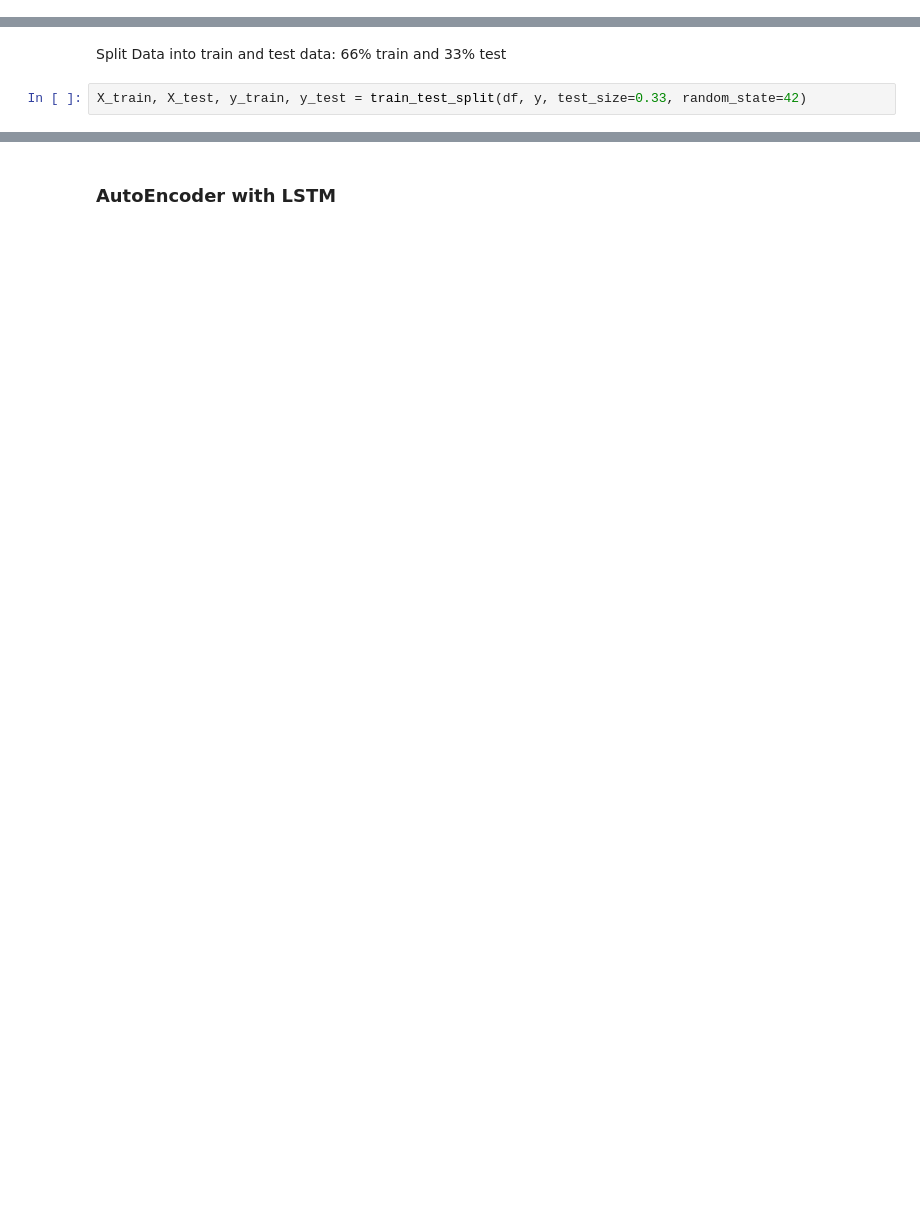
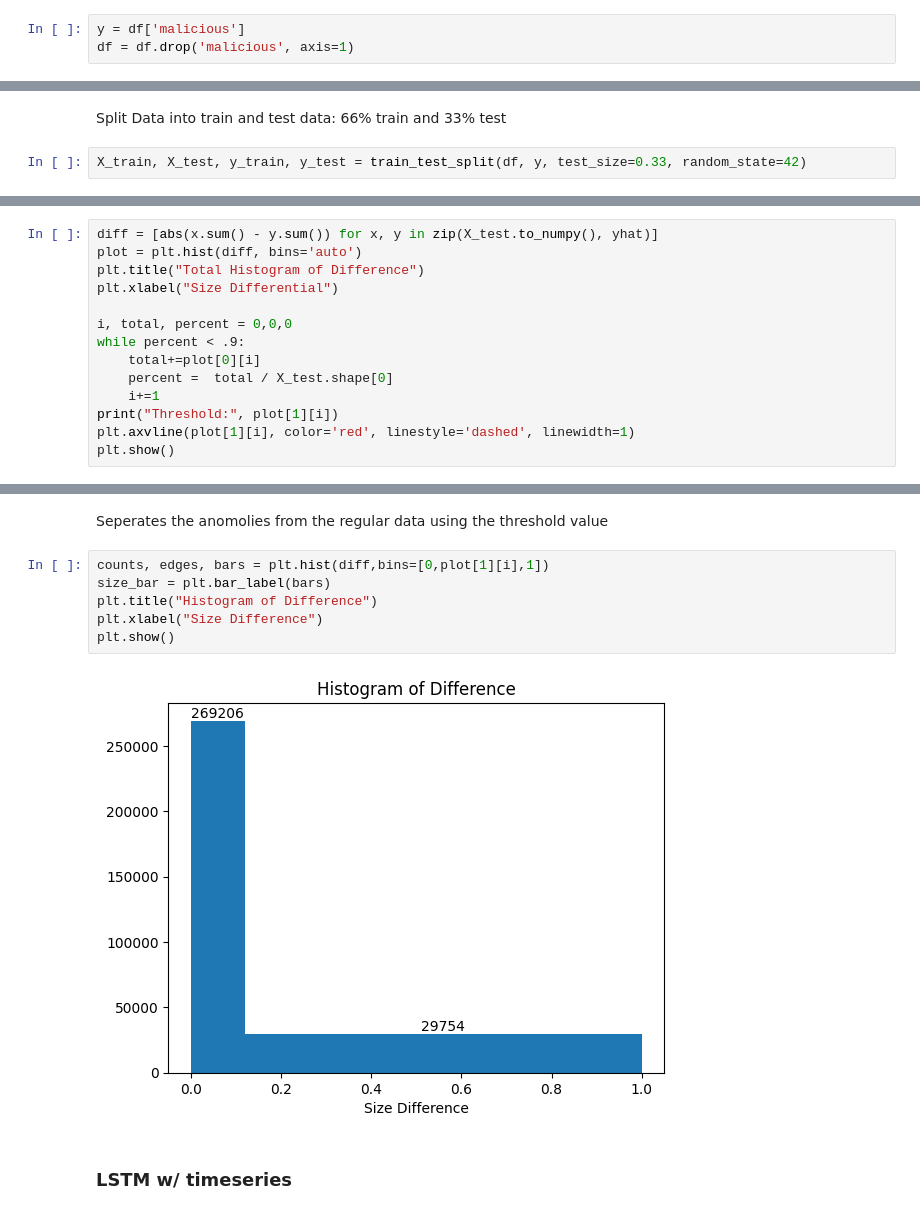
Before and after one commit to kaigomes7/insider_threat_detection, a Jupyter notebook: loader.ipynb, the cells around one changed output, grey strips where cells are left out. Cells and saved outputs as stored; diff of their text form; blank space fills up the shorter version.

```diff
--- a/loader.ipynb
+++ b/loader.ipynb
@@ -100,3 +100,6 @@ df = df[['date', 'num_dest','num_attach','num_attach_type', 'attach_size', 'num_
+# %%
+y = df['malicious']
+df = df.drop('malicious', axis=1)
 # %% [markdown]
 ## Normalize Data
 # %% [markdown]
@@ -156,0 +182,14 @@ TypeError: Dimension value must be integer or None or have an __index__ method,
+# %%
+diff = [abs(x.sum() - y.sum()) for x, y in zip(X_test.to_numpy(), yhat)]
+plot = plt.hist(diff, bins='auto')
+plt.title("Total Histogram of Difference")
+plt.xlabel("Size Differential")
+
+i, total, percent = 0,0,0
+while percent < .9:
+    total+=plot[0][i]
+    percent =  total / X_test.shape[0]
+    i+=1
+print("Threshold:", plot[1][i])
+plt.axvline(plot[1][i], color='red', linestyle='dashed', linewidth=1)
+plt.show()
@@ -157,2 +199,12 @@ TypeError: Dimension value must be integer or None or have an __index__ method,
+# %% [markdown]
+Seperates the anomolies from the regular data using the threshold value
+# %%
+counts, edges, bars = plt.hist(diff,bins=[0,plot[1][i],1])
+size_bar = plt.bar_label(bars)
+plt.title("Histogram of Difference")
+plt.xlabel("Size Difference")
+plt.show()
+# %% [output]
+[figure, added]
 # %% [markdown]
-### AutoEncoder with LSTM
+### LSTM w/ timeseries
```
Also changed, not shown: parts of 44 cells of this notebook.
